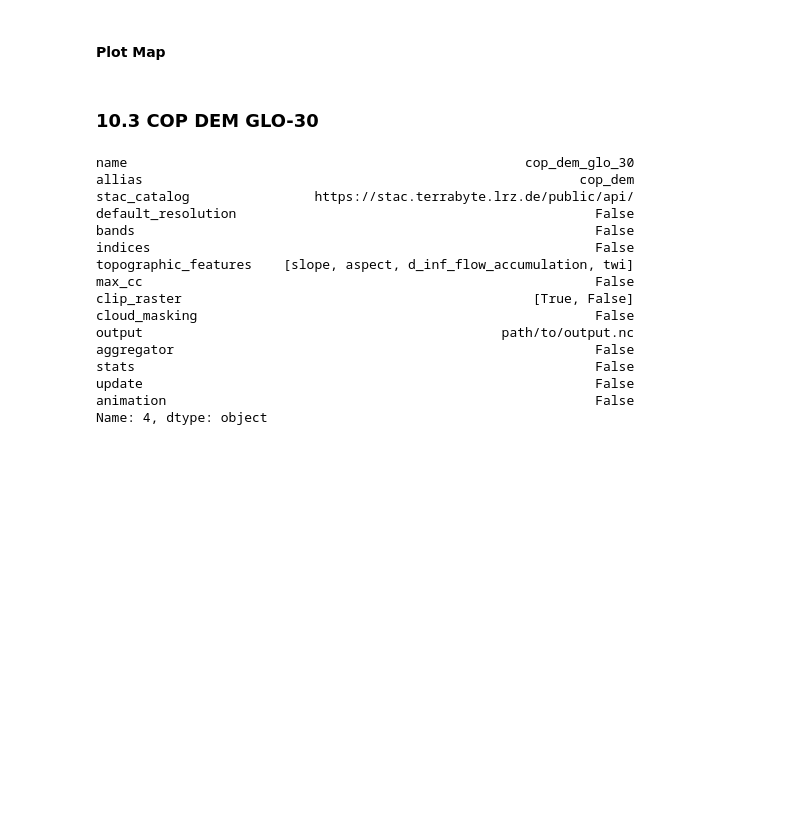
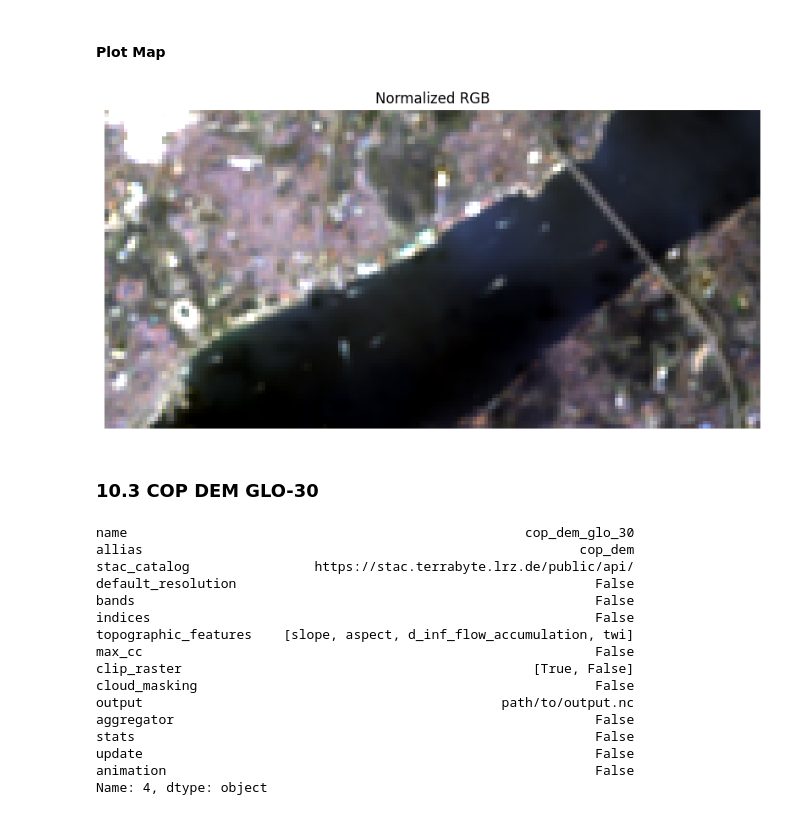
Before and after one commit to BaturalpArisoy/stac2cube, a Jupyter notebook: interactive/1_get_stac_layers.ipynb, the cells around one changed output. Drawn from its saved outputs; the diff is of its cells as text; code cells hidden in the pictures; blank space fills up the shorter version.

```diff
--- a/interactive/1_get_stac_layers.ipynb
+++ b/interactive/1_get_stac_layers.ipynb
@@ -792,26 +808,28 @@ def normalize(band, clip_percentile=2):
     normalized = np.nan_to_num(normalized, nan=0.5)
     return normalized
 # %%
-time_to_visualize = '2024-04-06'
+time_to_visualize = '2023-01-07'
 bands = ["red", "green", "blue"]
 
 da_time = stac.sel(time=time_to_visualize)
 da_composite = da_time.sel(band=bands)
 
 band1 = da_composite[0]
 band1_normalized = normalize(band = band1)
 band2 = da_composite[1]
 band2_normalized = normalize(band = band2)
 band3 = da_composite[2]
 band3_normalized = normalize(band = band3)
 composite = np.dstack((band1_normalized, band2_normalized, band3_normalized))
 
 # Plot the image
 plt.figure(figsize=(10, 5))
 plt.imshow(composite)
 plt.title("Normalized RGB")
 plt.axis("off")
 plt.show()
+# %% [output]
+[figure, added]
 # %% [markdown]
 ### 10.3 COP DEM GLO-30
 # %%
```
Also changed, not shown: parts of 2 cells of this notebook, 3 other files.
